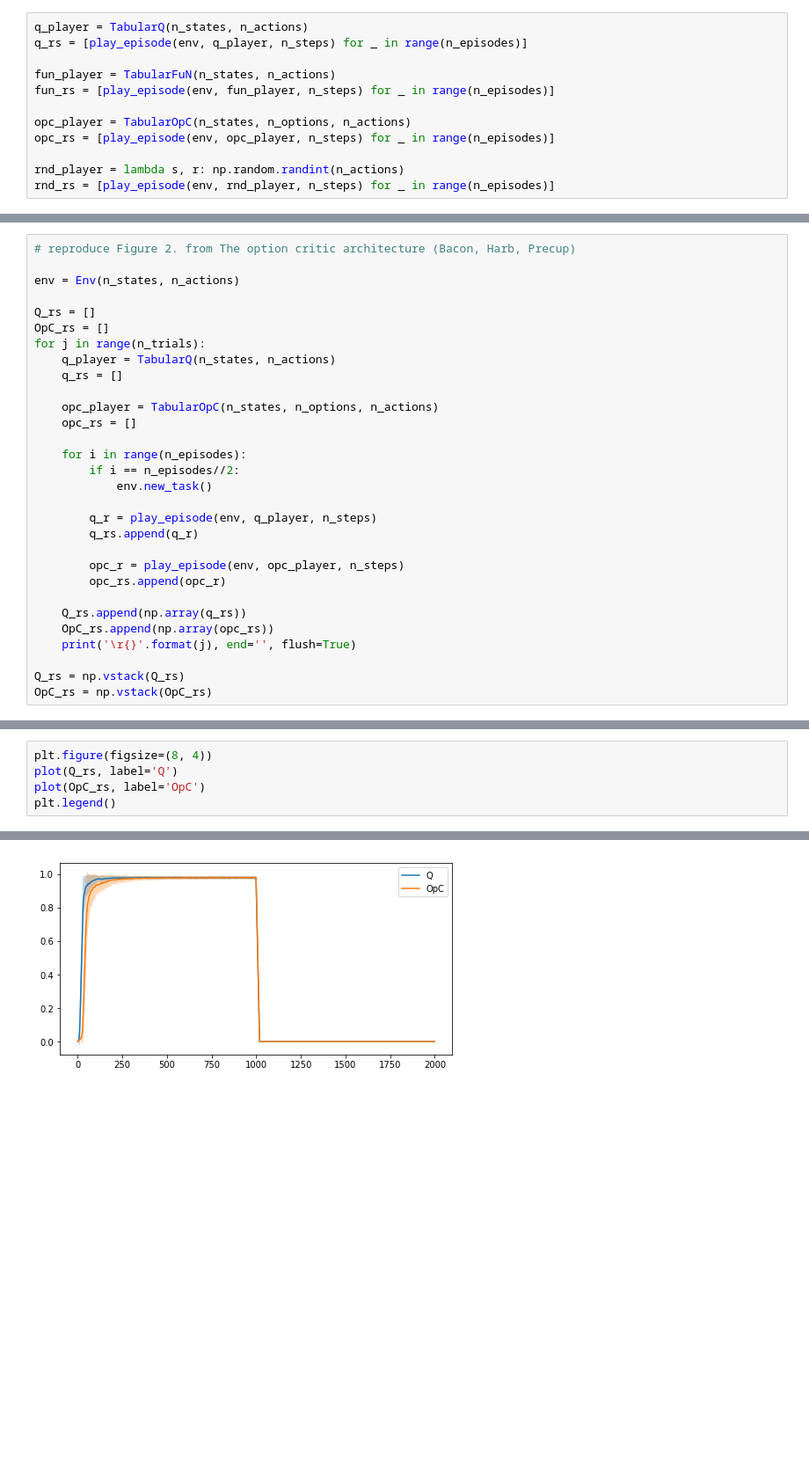
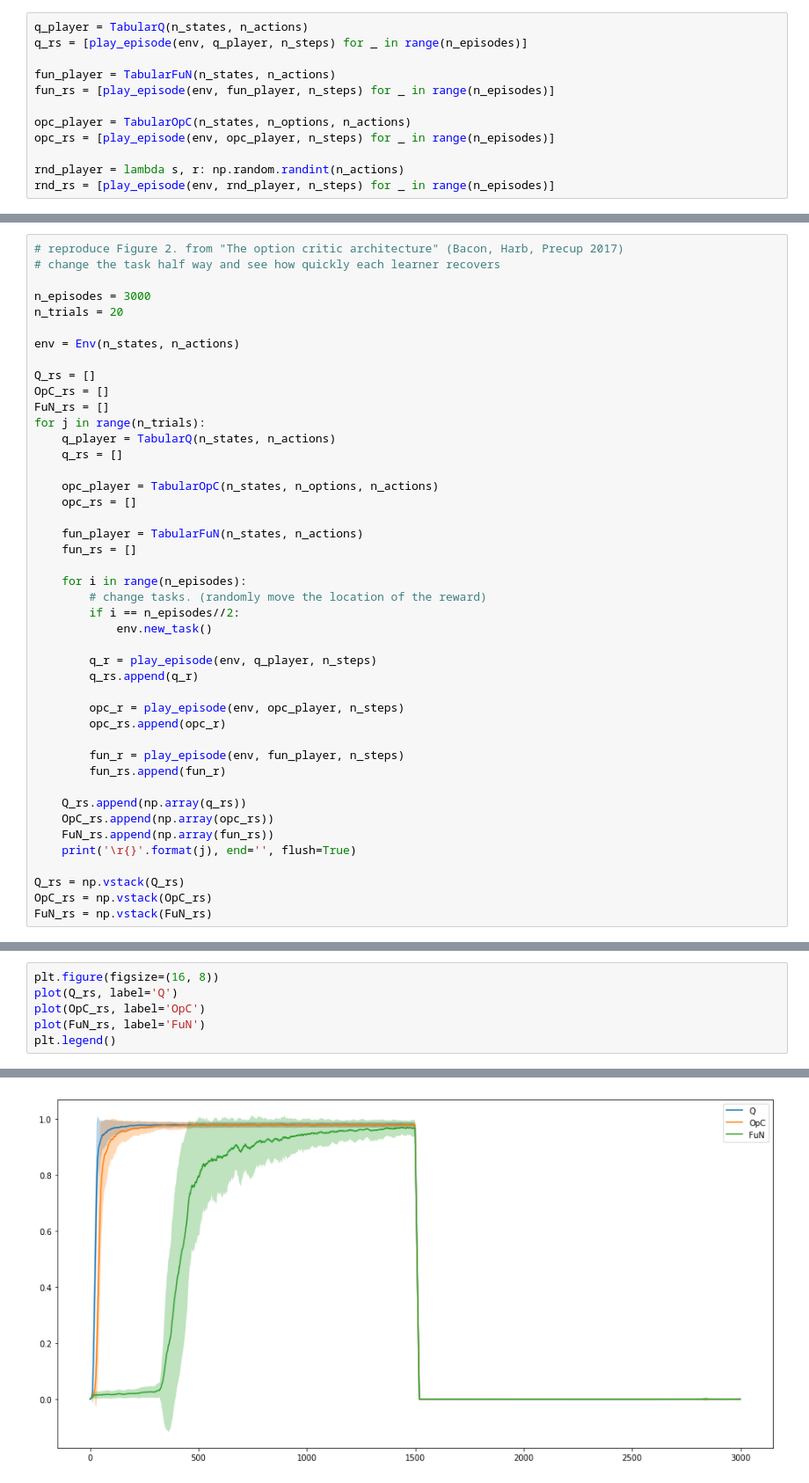
Before and after one commit to act65/masters-thesis, a Jupyter notebook: sprints/hrl/simple-tabular-hrl.ipynb, the cells around one changed output, grey strips where cells are left out. Shown at 88% size. Cells and saved outputs as stored; diff of their text form; blank space fills up the shorter version.

```diff
--- a/sprints/hrl/simple-tabular-hrl.ipynb
+++ b/sprints/hrl/simple-tabular-hrl.ipynb
@@ -312,10 +320,15 @@ plt.legend()
 # %%
-# reproduce Figure 2. from The option critic architecture (Bacon, Harb, Precup)
+# reproduce Figure 2. from "The option critic architecture" (Bacon, Harb, Precup 2017)
+# change the task half way and see how quickly each learner recovers
+
+n_episodes = 3000
+n_trials = 20
 
 env = Env(n_states, n_actions)
 
 Q_rs = []
 OpC_rs = []
+FuN_rs = []
 for j in range(n_trials):
     q_player = TabularQ(n_states, n_actions)
     q_rs = []
@@ -323,7 +336,11 @@ for j in range(n_trials):
     opc_player = TabularOpC(n_states, n_options, n_actions)
     opc_rs = []
 
+    fun_player = TabularFuN(n_states, n_actions)
+    fun_rs = []
+
     for i in range(n_episodes):
+        # change tasks. (randomly move the location of the reward)
         if i == n_episodes//2:
             env.new_task()
 
@@ -333,10 +350,15 @@ for j in range(n_trials):
         opc_r = play_episode(env, opc_player, n_steps)
         opc_rs.append(opc_r)
 
+        fun_r = play_episode(env, fun_player, n_steps)
+        fun_rs.append(fun_r)
+
     Q_rs.append(np.array(q_rs))
     OpC_rs.append(np.array(opc_rs))
+    FuN_rs.append(np.array(fun_rs))
     print('\r{}'.format(j), end='', flush=True)
 
 Q_rs = np.vstack(Q_rs)
 OpC_rs = np.vstack(OpC_rs)
+FuN_rs = np.vstack(FuN_rs)
 # %% [output]
@@ -344,10 +367,11 @@ OpC_rs = np.vstack(OpC_rs)
 # %%
-plt.figure(figsize=(8, 4))
+plt.figure(figsize=(16, 8))
 plot(Q_rs, label='Q')
 plot(OpC_rs, label='OpC')
+plot(FuN_rs, label='FuN')
 plt.legend()
 # %% [output]
 <matplotlib.legend.Legend at 0x...>
-[figure, old version]
+[figure, new version]
 # %% [markdown]
 Should we expect that HRL/options will generalise more easily to other rewards/tasks!?
```
Also changed, not shown: parts of 9 cells of this notebook, 5 other files.
